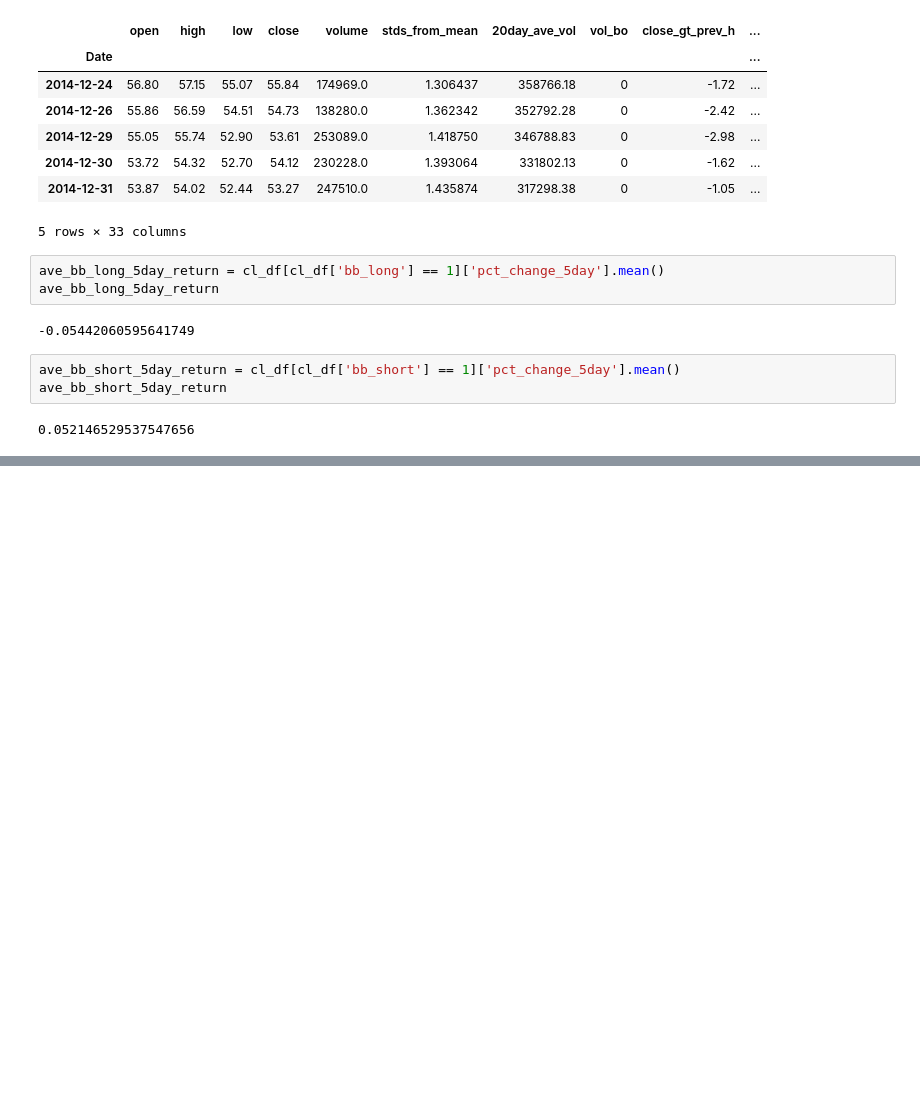
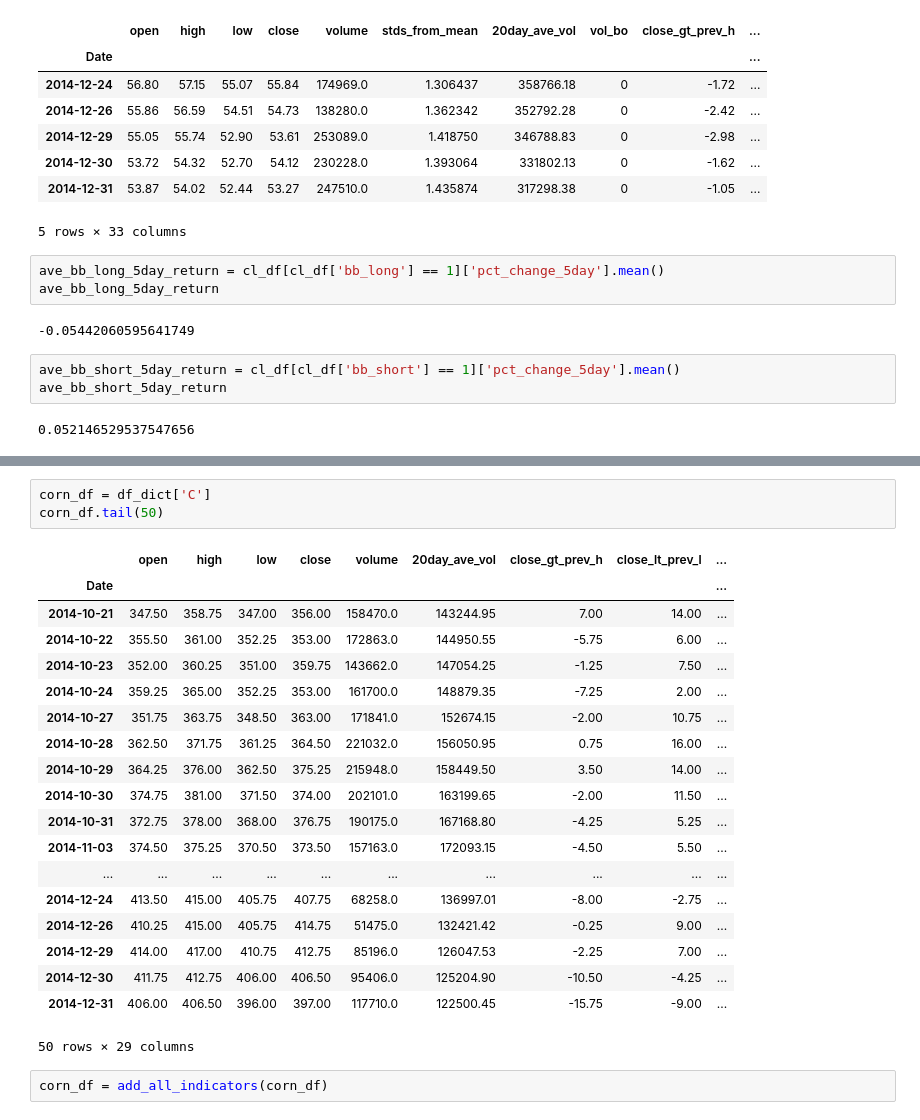
Before and after one commit to franko003/Price_Indicator_Analysis, a Jupyter notebook: Create_Indicators.ipynb, the cells around one changed output, grey strips where cells are left out. Cells and saved outputs as stored; diff of their text form; blank space fills up the shorter version.

```diff
--- a/Create_Indicators.ipynb
+++ b/Create_Indicators.ipynb
@@ -675,0 +829,25 @@ ave_bb_short_5day_return
+# %%
+corn_df = df_dict['C']
+corn_df.tail(50)
+# %% [output]
+|  | open | high | low | close | volume | 20day_ave_vol | close_gt_prev_h | close_lt_prev_l | ... |
+| Date |  |  |  |  |  |  |  |  | ... |
+| 2014-10-21 | 347.50 | 358.75 | 347.00 | 356.00 | 158470.0 | 143244.95 | 7.00 | 14.00 | ... |
+| 2014-10-22 | 355.50 | 361.00 | 352.25 | 353.00 | 172863.0 | 144950.55 | -5.75 | 6.00 | ... |
+| 2014-10-23 | 352.00 | 360.25 | 351.00 | 359.75 | 143662.0 | 147054.25 | -1.25 | 7.50 | ... |
+| 2014-10-24 | 359.25 | 365.00 | 352.25 | 353.00 | 161700.0 | 148879.35 | -7.25 | 2.00 | ... |
+| 2014-10-27 | 351.75 | 363.75 | 348.50 | 363.00 | 171841.0 | 152674.15 | -2.00 | 10.75 | ... |
+| 2014-10-28 | 362.50 | 371.75 | 361.25 | 364.50 | 221032.0 | 156050.95 | 0.75 | 16.00 | ... |
+| 2014-10-29 | 364.25 | 376.00 | 362.50 | 375.25 | 215948.0 | 158449.50 | 3.50 | 14.00 | ... |
+| 2014-10-30 | 374.75 | 381.00 | 371.50 | 374.00 | 202101.0 | 163199.65 | -2.00 | 11.50 | ... |
+| 2014-10-31 | 372.75 | 378.00 | 368.00 | 376.75 | 190175.0 | 167168.80 | -4.25 | 5.25 | ... |
+| 2014-11-03 | 374.50 | 375.25 | 370.50 | 373.50 | 157163.0 | 172093.15 | -4.50 | 5.50 | ... |
+| ... | ... | ... | ... | ... | ... | ... | ... | ... | ... |
+| 2014-12-24 | 413.50 | 415.00 | 405.75 | 407.75 | 68258.0 | 136997.01 | -8.00 | -2.75 | ... |
+| 2014-12-26 | 410.25 | 415.00 | 405.75 | 414.75 | 51475.0 | 132421.42 | -0.25 | 9.00 | ... |
+| 2014-12-29 | 414.00 | 417.00 | 410.75 | 412.75 | 85196.0 | 126047.53 | -2.25 | 7.00 | ... |
+| 2014-12-30 | 411.75 | 412.75 | 406.00 | 406.50 | 95406.0 | 125204.90 | -10.50 | -4.25 | ... |
+| 2014-12-31 | 406.00 | 406.50 | 396.00 | 397.00 | 117710.0 | 122500.45 | -15.75 | -9.00 | ... |
+50 rows × 29 columns
+# %%
+corn_df = add_all_indicators(corn_df)
```
Also changed, not shown: parts of 8 cells of this notebook, 1 other file.
